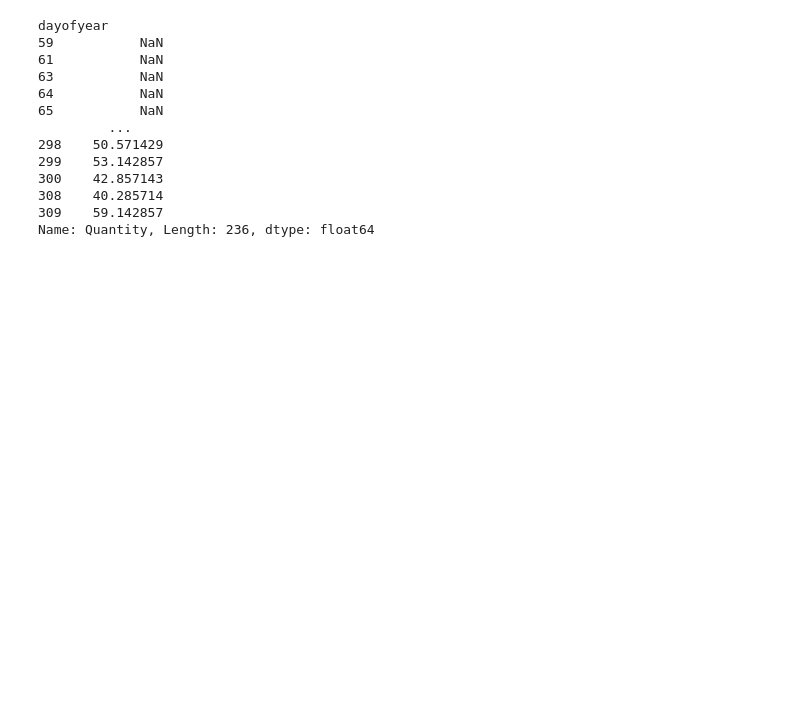
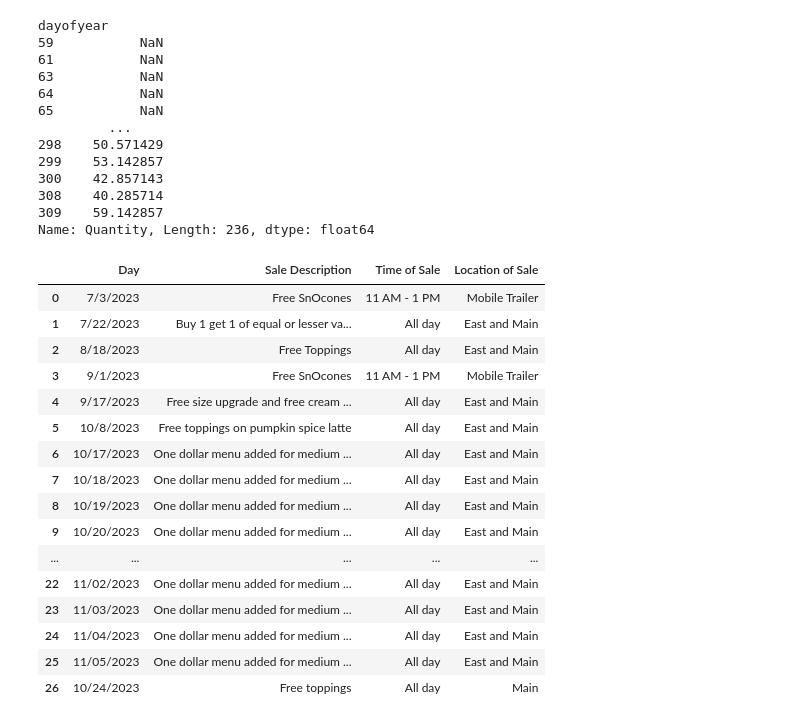
Before and after one commit to jamlwat/DataApplicationsBusinessJW, a Jupyter notebook: rollingaveragequantity.ipynb, the cells around one changed output. Drawn from its saved outputs; the diff is of its cells as text; code cells hidden in the pictures; blank space fills up the shorter version.

```diff
--- a/rollingaveragequantity.ipynb
+++ b/rollingaveragequantity.ipynb
@@ -53,0 +56,21 @@ Name: Quantity, Length: 236, dtype: float64
+# %%
+df2 = pd.read_csv('https://raw.githubusercontent.com/nurfnick/SnOasis/main/SnOasisSaleDates.csv')
+df2
+# %% [output]
+|  | Day | Sale Description | Time of Sale | Location of Sale |
+| 0 | 7/3/2023 | Free SnOcones | 11 AM - 1 PM | Mobile Trailer |
+| 1 | 7/22/2023 | Buy 1 get 1 of equal or lesser va... | All day | East and Main |
+| 2 | 8/18/2023 | Free Toppings | All day | East and Main |
+| 3 | 9/1/2023 | Free SnOcones | 11 AM - 1 PM | Mobile Trailer |
+| 4 | 9/17/2023 | Free size upgrade and free cream ... | All day | East and Main |
+| 5 | 10/8/2023 | Free toppings on pumpkin spice latte | All day | East and Main |
+| 6 | 10/17/2023 | One dollar menu added for medium ... | All day | East and Main |
+| 7 | 10/18/2023 | One dollar menu added for medium ... | All day | East and Main |
+| 8 | 10/19/2023 | One dollar menu added for medium ... | All day | East and Main |
+| 9 | 10/20/2023 | One dollar menu added for medium ... | All day | East and Main |
+| ... | ... | ... | ... | ... |
+| 22 | 11/02/2023 | One dollar menu added for medium ... | All day | East and Main |
+| 23 | 11/03/2023 | One dollar menu added for medium ... | All day | East and Main |
+| 24 | 11/04/2023 | One dollar menu added for medium ... | All day | East and Main |
+| 25 | 11/05/2023 | One dollar menu added for medium ... | All day | East and Main |
+| 26 | 10/24/2023 | Free toppings | All day | Main |
```
Also changed, not shown: parts of 1 cell of this notebook.
